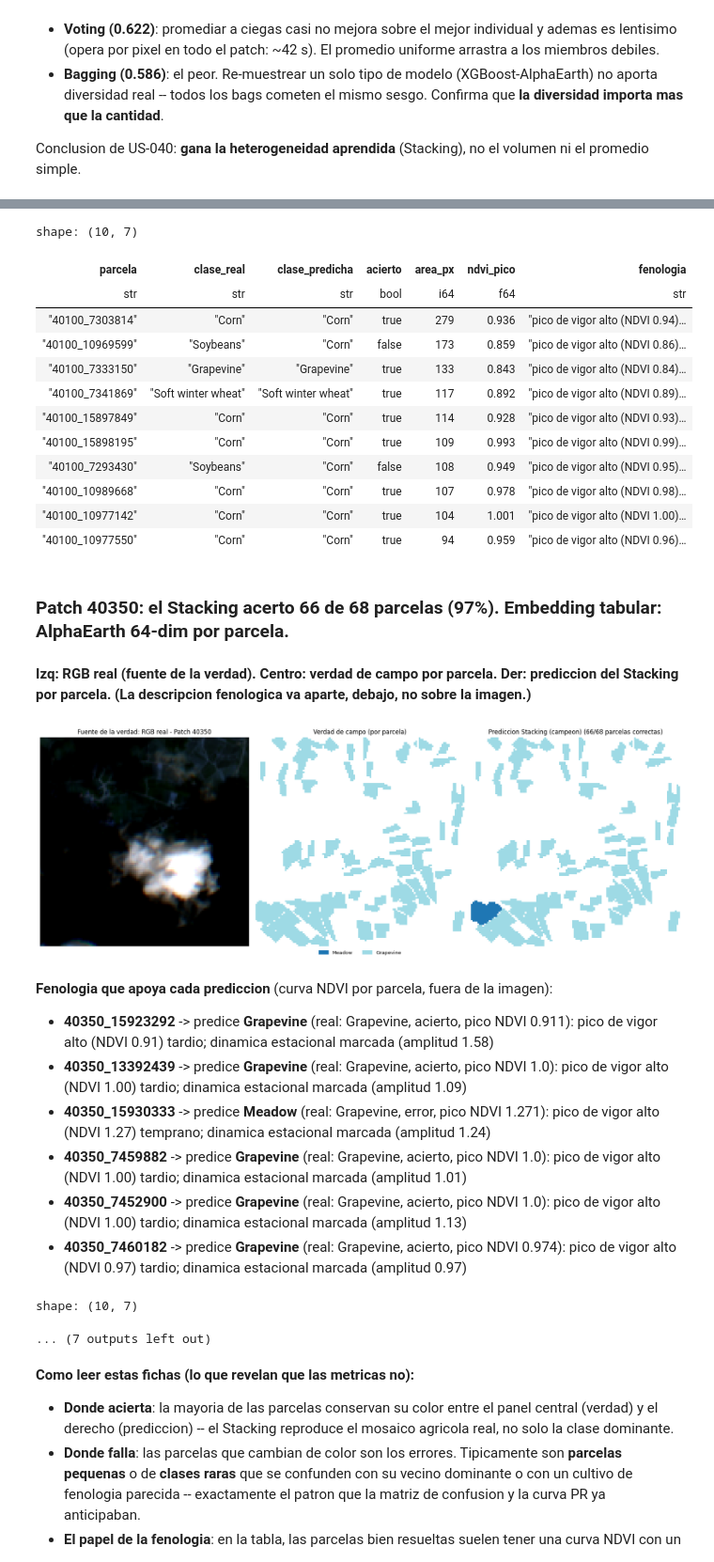
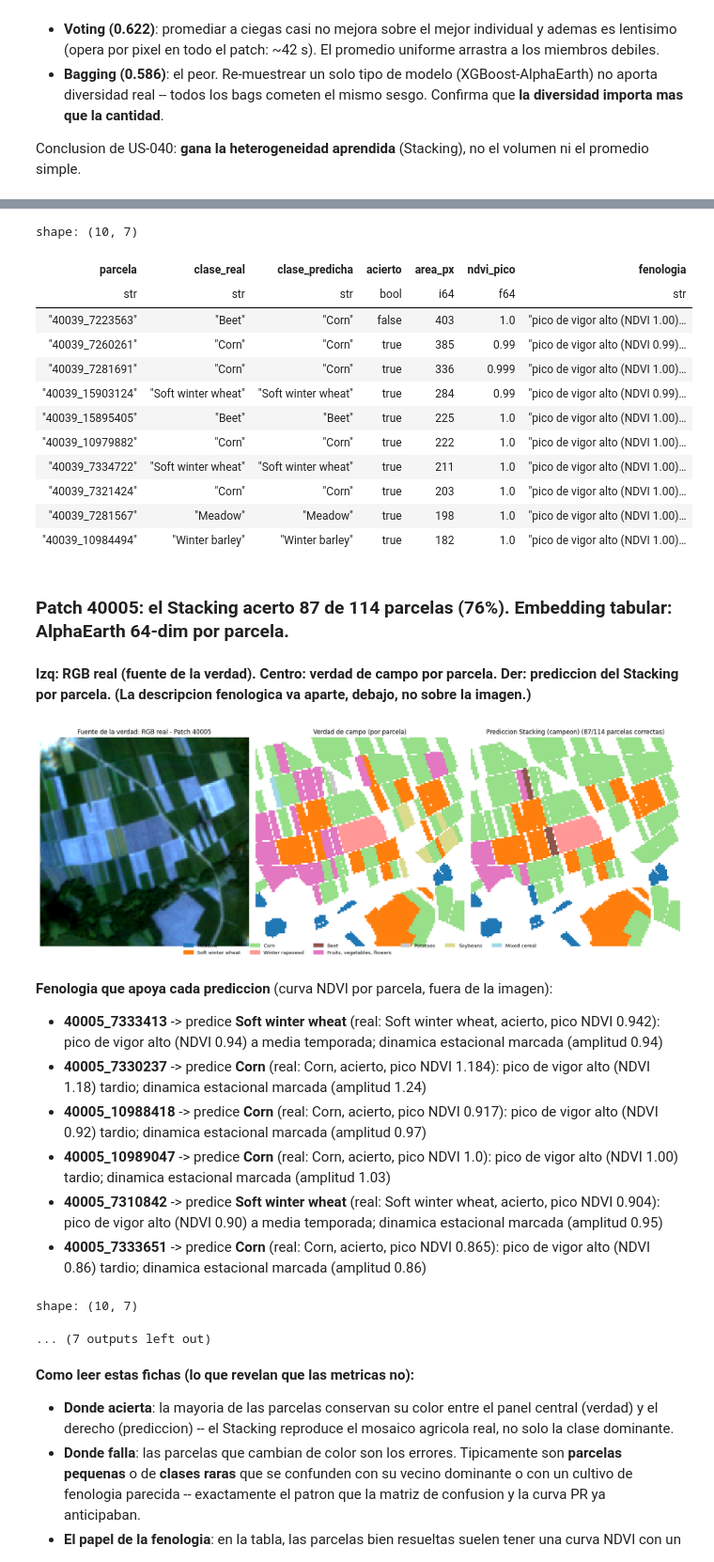
Before and after one commit to ArthurZizumbo/agrosat-copilot, a Jupyter notebook: notebooks/final_model/06c_ensambles_us040.ipynb, the cells around one changed output, grey strips where cells are left out. Shown at 94% size. Cells and saved outputs as stored; diff of their text form; code cells hidden in the pictures.

```diff
--- a/notebooks/final_model/06c_ensambles_us040.ipynb
+++ b/notebooks/final_model/06c_ensambles_us040.ipynb
@@ -136,7 +136,7 @@ import polars as pl
 from ml.report.ensemble_inference_cards import build_stacking_inference_cards
 
 pastis_root = REPO / 'data/PASTIS-R'
-patches = ['40100', '40350', '20513']
+patches = ['40039', '40005', '40175']  # escenas con 8-9 cultivos distintos (no monocultivo)
 
 
 def _fenologia_markdown(card, top=6):
@@ -201,27 +201,27 @@ else:
 shape: (10, 7)
 | parcela | clase_real | clase_predicha | acierto | area_px | ndvi_pico | fenologia |
 | str | str | str | bool | i64 | f64 | str |
-| "40100_7303814" | "Corn" | "Corn" | true | 279 | 0.936 | "pico de vigor alto (NDVI 0.94)… |
-| "40100_10969599" | "Soybeans" | "Corn" | false | 173 | 0.859 | "pico de vigor alto (NDVI 0.86)… |
-| "40100_7333150" | "Grapevine" | "Grapevine" | true | 133 | 0.843 | "pico de vigor alto (NDVI 0.84)… |
-| "40100_7341869" | "Soft winter wheat" | "Soft winter wheat" | true | 117 | 0.892 | "pico de vigor alto (NDVI 0.89)… |
-| "40100_15897849" | "Corn" | "Corn" | true | 114 | 0.928 | "pico de vigor alto (NDVI 0.93)… |
-| "40100_15898195" | "Corn" | "Corn" | true | 109 | 0.993 | "pico de vigor alto (NDVI 0.99)… |
-| "40100_7293430" | "Soybeans" | "Corn" | false | 108 | 0.949 | "pico de vigor alto (NDVI 0.95)… |
-| "40100_10989668" | "Corn" | "Corn" | true | 107 | 0.978 | "pico de vigor alto (NDVI 0.98)… |
-| "40100_10977142" | "Corn" | "Corn" | true | 104 | 1.001 | "pico de vigor alto (NDVI 1.00)… |
-| "40100_10977550" | "Corn" | "Corn" | true | 94 | 0.959 | "pico de vigor alto (NDVI 0.96)… |
+| "40039_7223563" | "Beet" | "Corn" | false | 403 | 1.0 | "pico de vigor alto (NDVI 1.00)… |
+| "40039_7260261" | "Corn" | "Corn" | true | 385 | 0.99 | "pico de vigor alto (NDVI 0.99)… |
+| "40039_7281691" | "Corn" | "Corn" | true | 336 | 0.999 | "pico de vigor alto (NDVI 1.00)… |
+| "40039_15903124" | "Soft winter wheat" | "Soft winter wheat" | true | 284 | 0.99 | "pico de vigor alto (NDVI 0.99)… |
+| "40039_15895405" | "Beet" | "Beet" | true | 225 | 1.0 | "pico de vigor alto (NDVI 1.00)… |
+| "40039_10979882" | "Corn" | "Corn" | true | 222 | 1.0 | "pico de vigor alto (NDVI 1.00)… |
+| "40039_7334722" | "Soft winter wheat" | "Soft winter wheat" | true | 211 | 1.0 | "pico de vigor alto (NDVI 1.00)… |
+| "40039_7321424" | "Corn" | "Corn" | true | 203 | 1.0 | "pico de vigor alto (NDVI 1.00)… |
+| "40039_7281567" | "Meadow" | "Meadow" | true | 198 | 1.0 | "pico de vigor alto (NDVI 1.00)… |
+| "40039_10984494" | "Winter barley" | "Winter barley" | true | 182 | 1.0 | "pico de vigor alto (NDVI 1.00)… |
-### Patch 40350: el Stacking acerto **66 de 68** parcelas (97%). Embedding tabular: AlphaEarth 64-dim por parcela.
+### Patch 40005: el Stacking acerto **87 de 114** parcelas (76%). Embedding tabular: AlphaEarth 64-dim por parcela.
 **Izq: RGB real (fuente de la verdad). Centro: verdad de campo por parcela. Der: prediccion del Stacking por parcela. (La descripcion fenologica va aparte, debajo, no sobre la imagen.)**
-[figure, old version]
+[figure, new version]
 **Fenologia que apoya cada prediccion** (curva NDVI por parcela, fuera de la imagen):
 
-- **40350_15923292** -> predice **Grapevine** (real: Grapevine, acierto, pico NDVI 0.911): pico de vigor alto (NDVI 0.91) tardio; dinamica estacional marcada (amplitud 1.58)
-- **40350_13392439** -> predice **Grapevine** (real: Grapevine, acierto, pico NDVI 1.0): pico de vigor alto (NDVI 1.00) tardio; dinamica estacional marcada (amplitud 1.09)
-- **40350_15930333** -> predice **Meadow** (real: Grapevine, error, pico NDVI 1.271): pico de vigor alto (NDVI 1.27) temprano; dinamica estacional marcada (amplitud 1.24)
-- **40350_7459882** -> predice **Grapevine** (real: Grapevine, acierto, pico NDVI 1.0): pico de vigor alto (NDVI 1.00) tardio; dinamica estacional marcada (amplitud 1.01)
-- **40350_7452900** -> predice **Grapevine** (real: Grapevine, acierto, pico NDVI 1.0): pico de vigor alto (NDVI 1.00) tardio; dinamica estacional marcada (amplitud 1.13)
-- **40350_7460182** -> predice **Grapevine** (real: Grapevine, acierto, pico NDVI 0.974): pico de vigor alto (NDVI 0.97) tardio; dinamica estacional marcada (amplitud 0.97)
+- **40005_7333413** -> predice **Soft winter wheat** (real: Soft winter wheat, acierto, pico NDVI 0.942): pico de vigor alto (NDVI 0.94) a media temporada; dinamica estacional marcada (amplitud 0.94)
+- **40005_7330237** -> predice **Corn** (real: Corn, acierto, pico NDVI 1.184): pico de vigor alto (NDVI 1.18) tardio; dinamica estacional marcada (amplitud 1.24)
+- **40005_10988418** -> predice **Corn** (real: Corn, acierto, pico NDVI 0.917): pico de vigor alto (NDVI 0.92) tardio; dinamica estacional marcada (amplitud 0.97)
+- **40005_10989047** -> predice **Corn** (real: Corn, acierto, pico NDVI 1.0): pico de vigor alto (NDVI 1.00) tardio; dinamica estacional marcada (amplitud 1.03)
+- **40005_7310842** -> predice **Soft winter wheat** (real: Soft winter wheat, acierto, pico NDVI 0.904): pico de vigor alto (NDVI 0.90) a media temporada; dinamica estacional marcada (amplitud 0.95)
+- **40005_7333651** -> predice **Corn** (real: Corn, acierto, pico NDVI 0.865): pico de vigor alto (NDVI 0.86) tardio; dinamica estacional marcada (amplitud 0.86)
 shape: (10, 7)
 ... (7 outputs left out)
 # %% [markdown]
```
Also changed, not shown: parts of 4 cells of this notebook.
